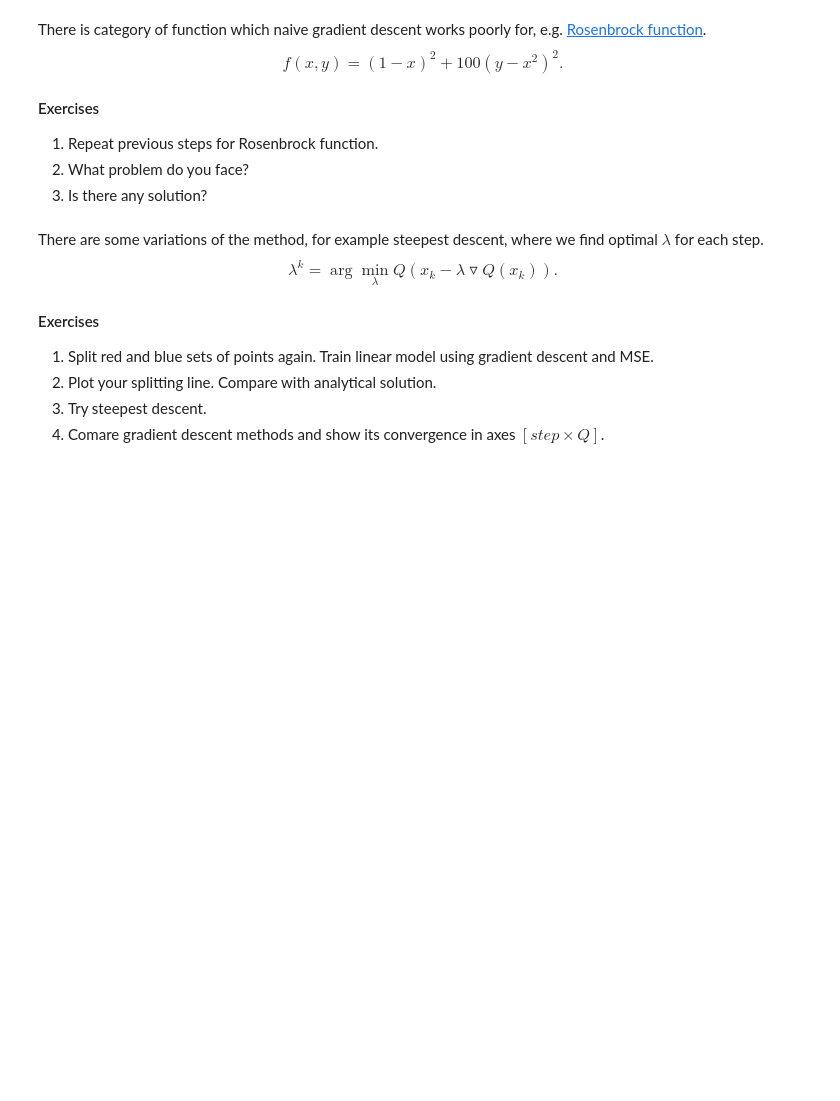
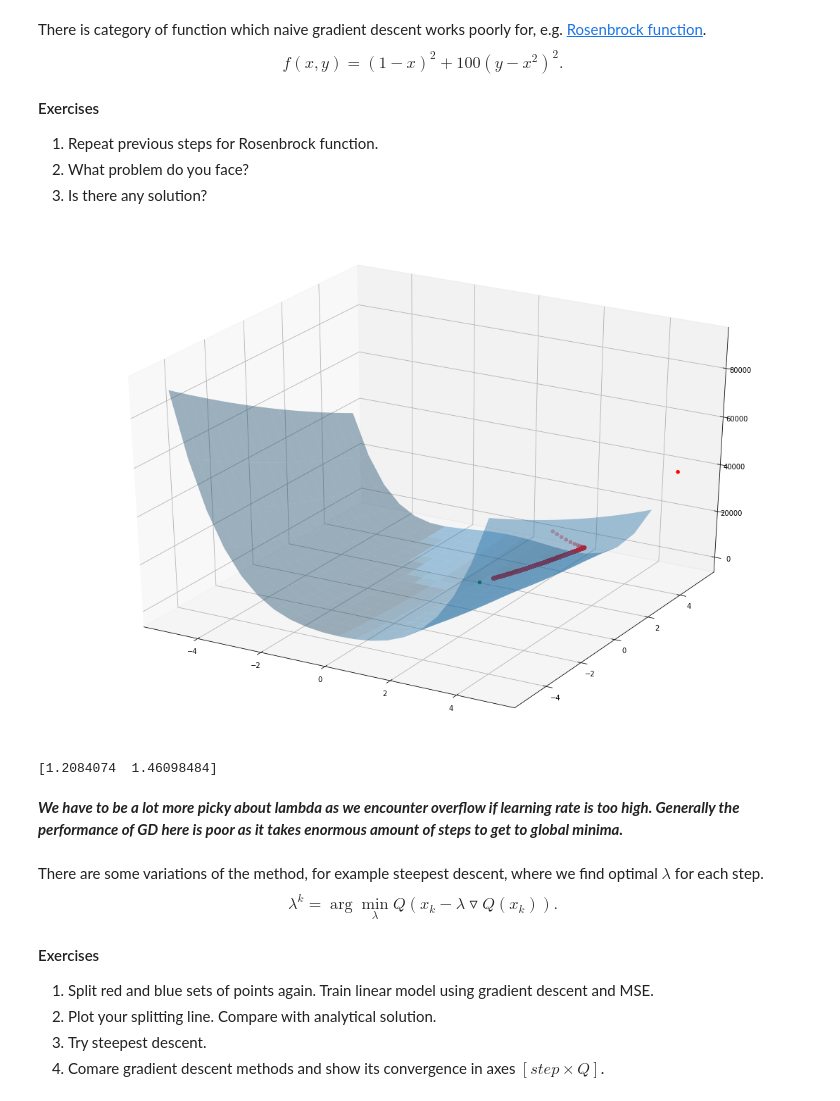
Before and after one commit to raccooncoder/Sonia, a Jupyter notebook: lab-1.ipynb, the cells around one changed output. Drawn from its saved outputs; the diff is of its cells as text; code cells hidden in the pictures; blank space fills up the shorter version.

```diff
--- a/lab-1.ipynb
+++ b/lab-1.ipynb
@@ -275,3 +275,7 @@ Here $\lambda$ is step of descent and  $k$ – step number. If $\lambda$ is too
 4. Trace the path of gradient descent.
 5. How do you choose $\lambda$?
 6. Evaluate time complexity of solution.
+# %%
+#Task 1
+def target_function(x, y):
+    return x ** 2 + y ** 2
@@ -283,6 +331,56 @@ $$f(x, y) = (1-x)^2 + 100(y-x^2)^2.$$
 1. Repeat previous steps for Rosenbrock function.
 2. What problem do you face?
 3. Is there any solution?
+# %%
+#Task 1
+def Rosenbrock(x, y):
+    return (1 - x) * (1 - x) + 100 * (y - x * x) * (y - x * x)
+
+def Rosenbrock_grad(x, y):
+    dx = 2 * x - 2 + 100 * (-4 * y * x + 4 * x * x * x)
+    dy = 100 * (2 * y - 2 * x * x)
+    return np.array([dx, dy])
+
+def rgd_with_trace(state, lr, steps):
+    trace_state = []
+    trace_z = []
+
+    for i in range (steps):
+        trace_state.append(state)
+        trace_z.append(Rosenbrock(*state))
+        state = np.subtract(state, lr * Rosenbrock_grad(*state))
+
+    return trace_state, trace_z
+
+rstate = np.array([5, 5])
+rlr = 0.0001
+rsteps = 100000
+
+rtrace_state, rtrace_z = rgd_with_trace(rstate, rlr, rsteps)
+rtrace_state = np.array(rtrace_state)
+rtrace_z = np.array(rtrace_z)
+
+X = np.arange(-5, 5, 0.5)
+Y = np.arange(-5, 5, 0.5)
+
+X, Y = np.meshgrid(X, Y)
+Z = (np.array([Rosenbrock(x,y) for x,y in zip(np.ravel(X), np.ravel(Y))])).reshape(X.shape)
+
+fig = plt.figure(figsize=(15,10))
+axes = Axes3D(fig)
+f_plot = axes.plot_surface(X, Y, Z, alpha=0.4)
+
+axes.scatter(rtrace_state[:, 0], rtrace_state[:, 1], rtrace_z, color='red')
+axes.scatter(1, 1, 0, color='green')
+
+plt.show()
+
+print(rtrace_state[-1])
+# %% [output]
+[figure, added]
+[1.2084074  1.46098484]
+# %% [markdown]
+**_We have to be a lot more picky about lambda as we encounter overflow if learning rate is too high. Generally the performance of GD here is poor as it takes enormous amount of steps to get to global minima._**
 # %% [markdown]
 There are some variations of the method, for example steepest descent, where we find optimal $\lambda$ for each step.
 $$\lambda^{k} = \arg\min_{\lambda}Q(x_k - \lambda\triangledown Q(x_k)).$$
```
Also changed, not shown: parts of 16 cells of this notebook.
